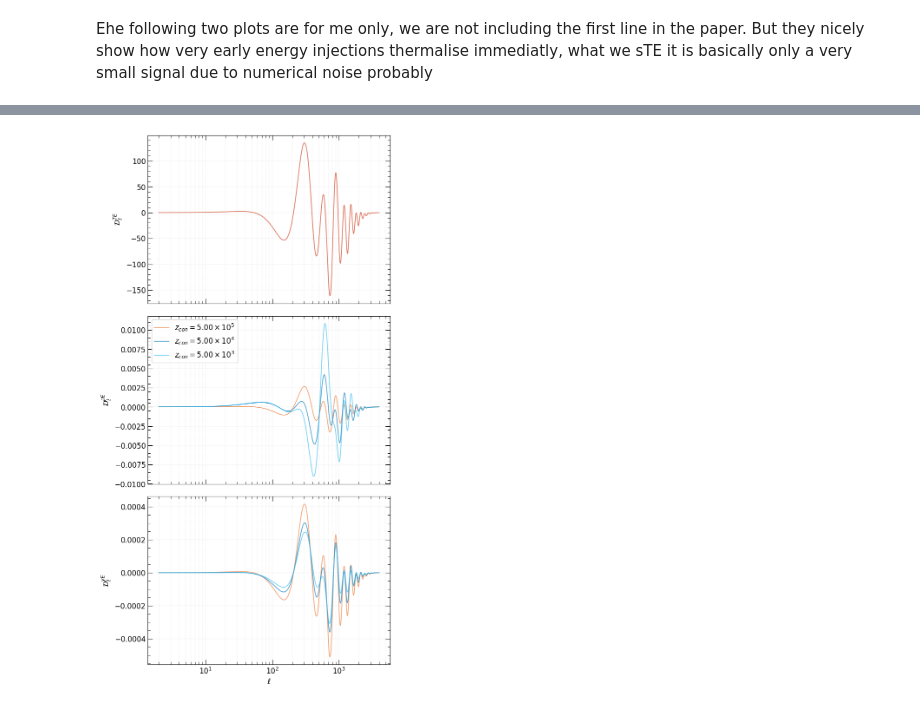
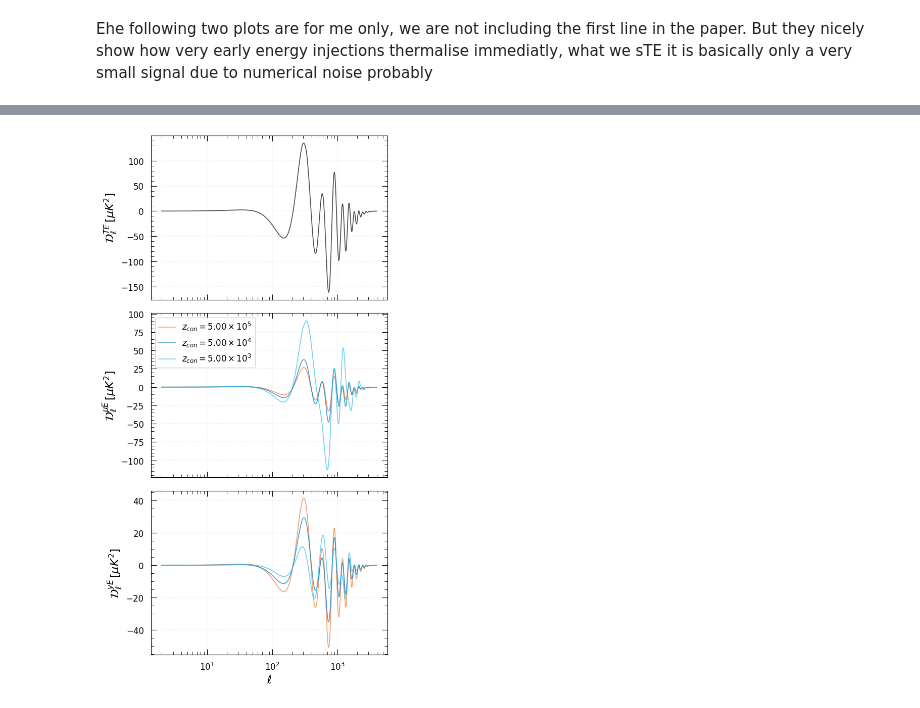
Before and after one commit to Sareva00/Photon_conversion, a Jupyter notebook: power_spectraEE.ipynb, the cells around one changed output, grey strips where cells are left out. Cells and saved outputs as stored; diff of their text form; code cells hidden in the pictures.

```diff
--- a/power_spectraEE.ipynb
+++ b/power_spectraEE.ipynb
@@ -9,3 +9,6 @@ import tol_colors as tc
 
 import tools
 import my_plot as mplt
+
+from plot_utils import set_size, set_colors, width_jcap, sci_formatter
+plt.style.use('my_style.mplstyle')
@@ -29,0 +15,2 @@ def extract_PSTE(folder_path):
+# %%
+plt.rcParams['font.size']=14
@@ -30,8 +37,8 @@ def extract_PSTE(folder_path):
 # %%
-ell , TE, yE, muE = extract_PSTE("../Data/Dark-photons/output_dp_PS2/outputs-dp1.0_PS/")
-_ , TE_1, yE_1, muE_1 = extract_PSTE("../Data/Dark-photons/output_dp_PS2/outputs-dp1.1_PS/")
-_ , TE_2, yE_2, muE_2 = extract_PSTE("../Data/Dark-photons/output_dp_PS2/outputs-dp1.2_PS/")
-_ , TE_3, yE_3, muE_3 = extract_PSTE("../Data/Dark-photons/output_dp_PS2/outputs-dp1.3_PS/")
+ell , TE, yE, muE = extract_PSTE("../Data/Dark-photons/outputs_dp_PS/batch/",15,5,"001")
+_ , TE_1, yE_1, muE_1 = extract_PSTE("../Data/Dark-photons/outputs_dp_PS/batch/",15,5,"002")
+_ , TE_2, yE_2, muE_2 = extract_PSTE("../Data/Dark-photons/outputs_dp_PS/batch/",15,5,"003")
+_ , TE_3, yE_3, muE_3 = extract_PSTE("../Data/Dark-photons/outputs_dp_PS/batch/",15,5,"004")
 # %%
 colors = tc.colorsets['vibrant']
 fig, ax = plt.subplots(1, 1, figsize=mplt.set_size(mplt.width))
@@ -103,39 +110,38 @@ plt.show()
 # %%
 
-fig, ax = plt.subplots(3, 1, figsize=mplt.set_size(mplt.width, 1, (3,1)),sharex='col')
+fig, ax = plt.subplots(3, 1, figsize=set_size(width_jcap, 1, (3,1)),sharex='col')
 
 
-ax[0].plot(ell, TE, color=colors[4], alpha=0.7, linestyle="-" , linewidth=1.2,  label="TE")
+ax[0].plot(ell, TE, color="black", alpha=0.7, linestyle="-" , linewidth=1.2,  label="TE")
 
 
-ax[1].plot(ell, muE_1, color=colors[0], alpha=0.7, linestyle="-" , linewidth=1.2, label=f"$z_{{con}} = ${tools.sci_notation(5e5)}")
-ax[1].plot(ell, muE_2, color=colors[1], alpha=0.7, linestyle="-", linewidth=1.2, label=f"$z_{{con}} = ${tools.sci_notation(5e4)}")
-ax[1].plot(ell, muE_3, color=colors[2], alpha=0.7, linestyle="-", linewidth=1.2, label=f"$z_{{con}} = ${tools.sci_notation(5e3)}")
+ax[1].plot(ell, muE_1*10000, color=colors[0], alpha=0.7, linestyle="-" , linewidth=1.2, label=f"$z_{{con}} = ${tools.sci_notation(5e5)}")
+ax[1].plot(ell, muE_2*10000, color=colors[1], alpha=0.7, linestyle="-", linewidth=1.2, label=f"$z_{{con}} = ${tools.sci_notation(5e4)}")
+ax[1].plot(ell, muE_3*10000, color=colors[2], alpha=0.7, linestyle="-", linewidth=1.2, label=f"$z_{{con}} = ${tools.sci_notation(5e3)}")
 
-ax[2].plot(ell, yE_1, color=colors[0], alpha=0.7, linestyle="-", linewidth=1.2)
-ax[2].plot(ell, yE_2, color=colors[1], alpha=0.7, linestyle="-", linewidth=1.2)
-ax[2].plot(ell, yE_3, color=colors[2], alpha=0.7, linestyle="-", linewidth=1.2)
+ax[2].plot(ell, yE_1*100000, color=colors[0], alpha=0.7, linestyle="-", linewidth=1.2)
+ax[2].plot(ell, yE_2*100000, color=colors[1], alpha=0.7, linestyle="-", linewidth=1.2)
+ax[2].plot(ell, yE_3*100000, color=colors[2], alpha=0.7, linestyle="-", linewidth=1.2)
 
-mplt.set_ticks(ax[0])
-mplt.set_ticks(ax[1])
-mplt.set_ticks(ax[2])
+
+
+for a in ax:
+    a.set_xscale('log')
+
 ax[0].tick_params(labelbottom=False)
 ax[1].tick_params(labelbottom=False)
 
-mplt.set_labels(ax[0], x_label=None, x_log=True, y_label="$\\mathcal{D}_{\\ell}^{{T E}}$", y_log=False, title=None)
-mplt.set_labels(ax[1], x_label=None, x_log=True, y_label="$\\mathcal{D}_{\\ell}^{{\\mu E}}$", y_log=False, title=None)
-mplt.set_labels(ax[2], x_label="$\\ell$", x_log=True, y_label="$\\mathcal{D}_{\\ell}^{{y E}}$", y_log=False, title=None)
+ax[0].set_ylabel("$\\mathcal{D}_\\ell^{{TE}} \\, [\\mu K^2]$")
+ax[1].set_ylabel("$\\mathcal{D}_{\\ell}^{{\\mu E}} \\, [\\mu K^2]$")
+ax[2].set_ylabel("$\\mathcal{D}_{\\ell}^{{y E}} \\, [\\mu K^2]$")
+ax[2].set_xlabel("$\\ell$")
 
-
-
-plt.tight_layout()
 ax[1].legend()
-
 
 plt.savefig('outputs/muE_yE.pdf', dpi=300, bbox_inches="tight")
 plt.show()
 # %% [output]
-[figure, old version]
+[figure, new version]
 # %%
 fig, ax = plt.subplots(1, 1, figsize=mplt.set_size(mplt.width))
 
```
Also changed, not shown: parts of 12 cells of this notebook, 1 other file.
